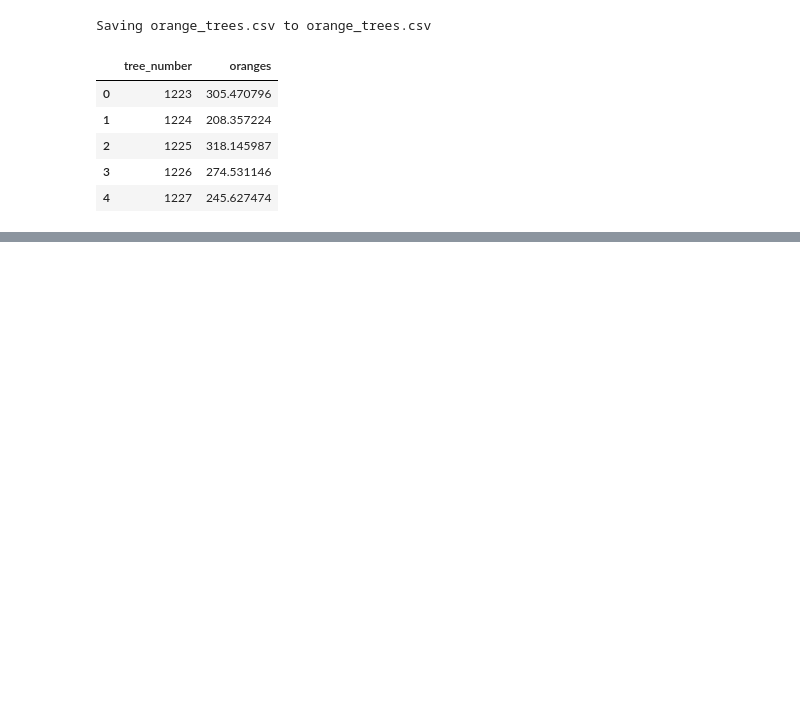
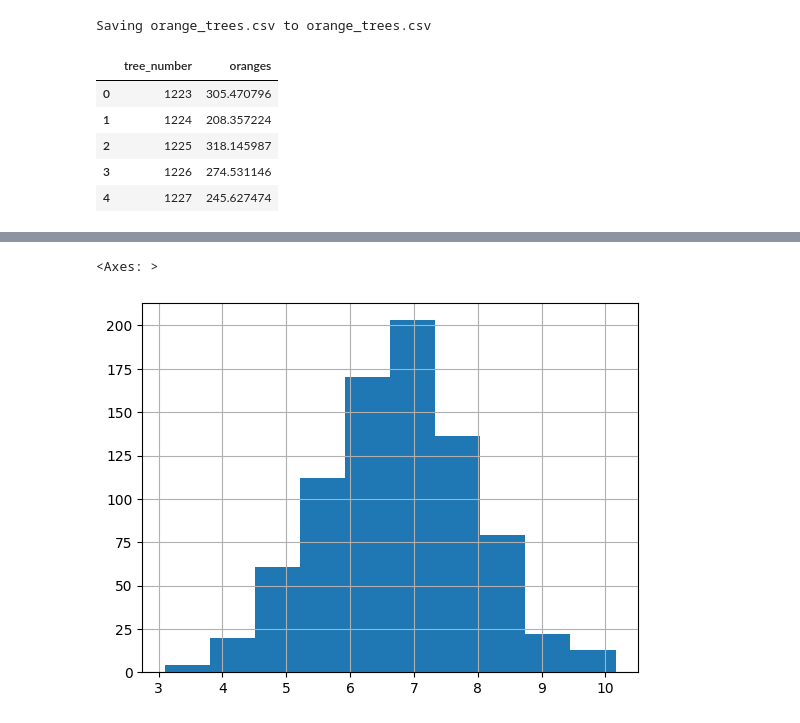
Before and after one commit to mahursh/NotesOnML, a Jupyter notebook: statistics.ipynb, the cells around one changed output, grey strips where cells are left out. Drawn from its saved outputs; the diff is of its cells as text; code cells hidden in the pictures; blank space fills up the shorter version.

```diff
--- a/statistics.ipynb
+++ b/statistics.ipynb
@@ -23,0 +64,8 @@ df.head()
+# %%
+df_ielts_98 = pd.read_csv('ielts_IR.csv')
+df_ielts_99 = pd.read_csv('ielts_IRQ.csv')
+# %%
+df_ielts_98['ielts'].hist()
+# %% [output]
+<Axes: >
+[figure, added]
```
Also changed, not shown: parts of 7 cells of this notebook.
